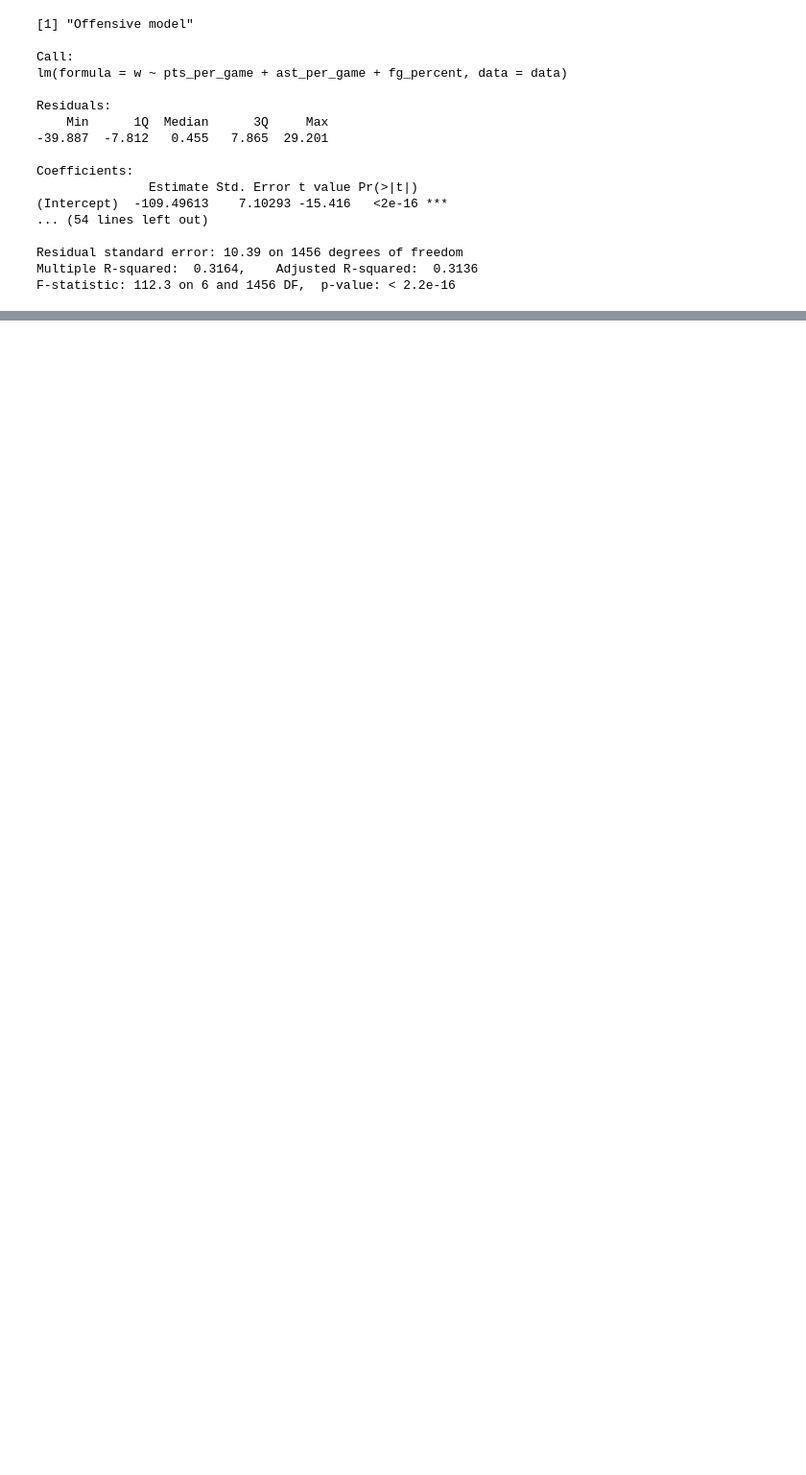
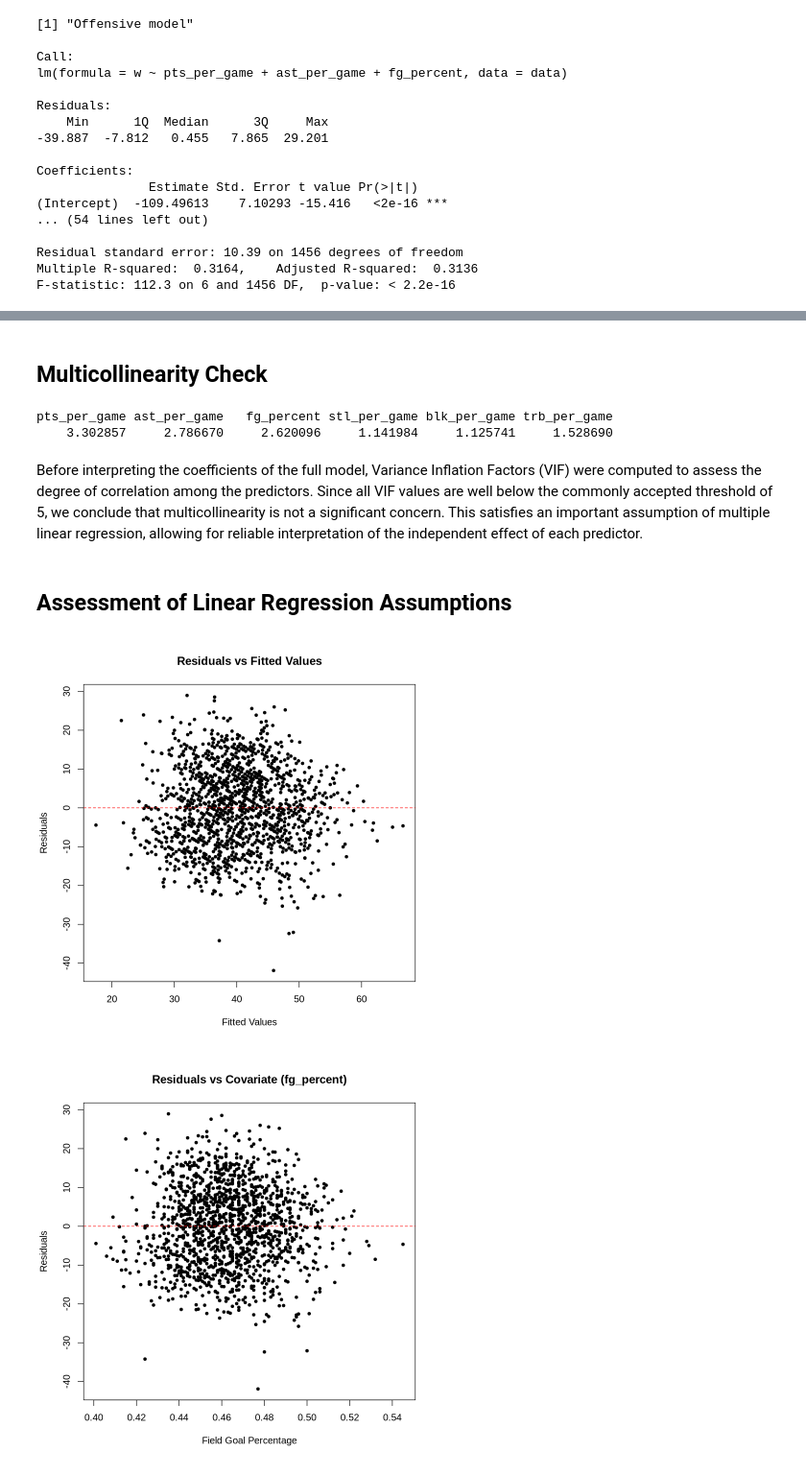
Before and after one commit to Russell-97/NBA-Teams-Win-Determinants, a Jupyter notebook: draft_1.ipynb, the cells around one changed output, grey strips where cells are left out. Shown at 96% size. Drawn from its saved outputs; the diff is of its cells as text; code cells hidden in the pictures; blank space fills up the shorter version.

```diff
--- a/draft_1.ipynb
+++ b/draft_1.ipynb
@@ -121,8 +123,10 @@ A tibble: 6 × 10
 # %%
+# Fitting the separate models for comparison
 reg_offensive  <- lm(w ~ pts_per_game + ast_per_game + fg_percent, data = data)
 reg_defensive  <- lm(w ~ stl_per_game + blk_per_game + trb_per_game, data = data)
-reg_full <- lm(w ~ pts_per_game + ast_per_game + fg_percent +
-                   stl_per_game + blk_per_game + trb_per_game, data = data)
+
+# Fitting the full model to hold all metrics constant
+reg_full <- lm(w ~ pts_per_game + ast_per_game + fg_percent + stl_per_game + blk_per_game + trb_per_game, data = data)
 
 print("Offensive model")
 print(summary(reg_offensive))
@@ -152,0 +162,37 @@ F-statistic: 112.3 on 6 and 1456 DF,  p-value: < 2.2e-16
+# %% [markdown]
+## Multicollinearity Check
+# %%
+vif(reg_full)
+# %% [output]
+pts_per_game ast_per_game   fg_percent stl_per_game blk_per_game trb_per_game
+    3.302857     2.786670     2.620096     1.141984     1.125741     1.528690
+# %% [markdown]
+Before interpreting the coefficients of the full model, Variance Inflation Factors (VIF) were computed to assess the degree of correlation among the predictors. Since all VIF values are well below the commonly accepted threshold of 5, we conclude that multicollinearity is not a significant concern. This satisfies an important assumption of multiple linear regression, allowing for reliable interpretation of the independent effect of each predictor.
+# %% [markdown]
+## Assessment of Linear Regression Assumptions
+# %%
+residuals <- resid(reg_full)
+fitted_vals <- fitted(reg_full)
+
+# 1. Plot: Residuals against Fitted Values
+plot(fitted_vals, residuals,
+     main = "Residuals vs Fitted Values",
+     xlab = "Fitted Values",
+     ylab = "Residuals",
+     pch = 20)
+abline(h = 0, col = "red", lty = 2)
+
+# 2. Plot: Residuals against a Covariate (using fg_percent as an example)
+plot(data$fg_percent, residuals,
+     main = "Residuals vs Covariate (fg_percent)",
+     xlab = "Field Goal Percentage",
+     ylab = "Residuals",
+     pch = 20)
+abline(h = 0, col = "red", lty = 2)
+
+# 3. Plot: Normal Quantile Plot
+qqnorm(residuals)
+qqline(residuals, col = "red", lty = 2)
+# %% [output]
+[figure, added]
+[figure, added]
```
Also changed, not shown: parts of 7 cells of this notebook.
